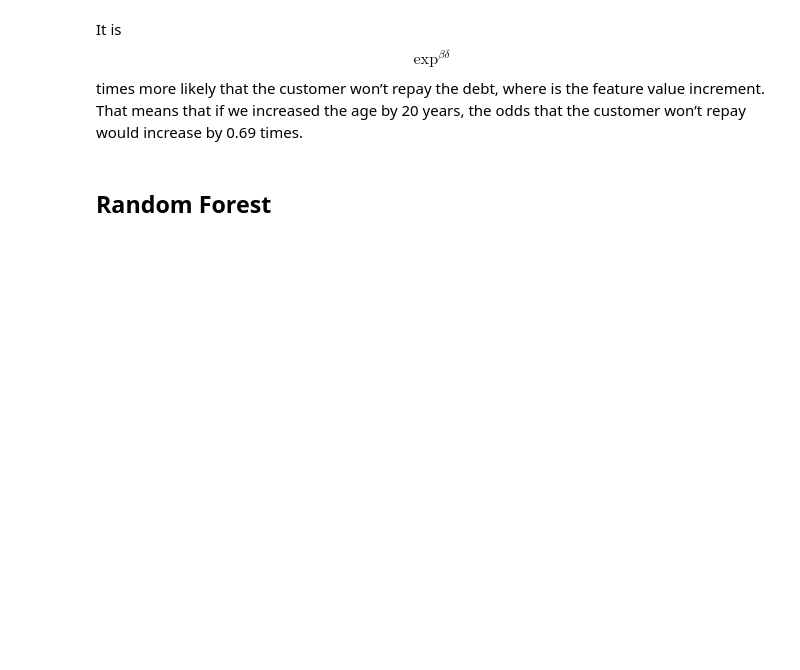
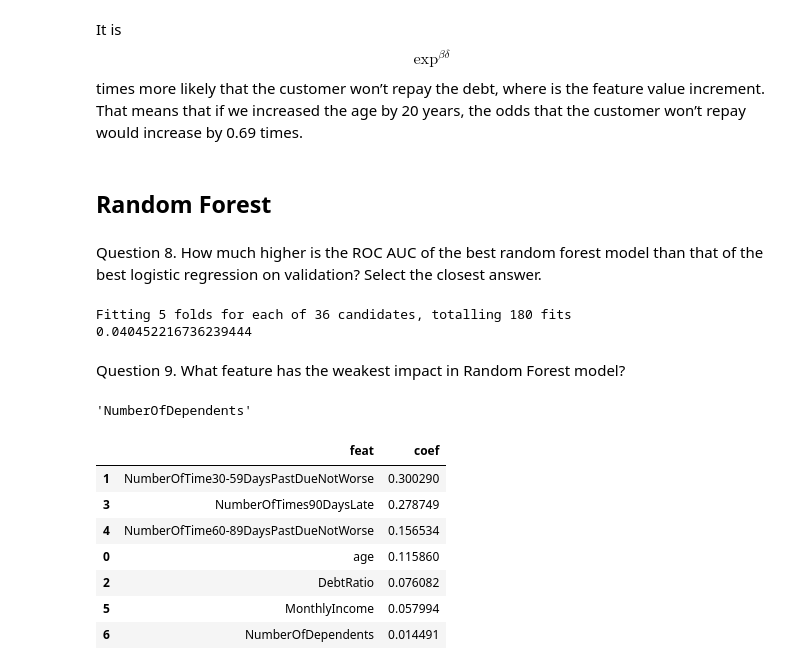
Before and after one commit to rahulrajesh131999/ai-ml-dl-journey, a Jupyter notebook: topic5/demoassignment.ipynb, the cells around one changed output. Saved outputs shown, nothing was run; the diff lists cells and outputs as text; code cells hidden in the pictures; blank space fills up the shorter version.

```diff
--- a/topic5/demoassignment.ipynb
+++ b/topic5/demoassignment.ipynb
@@ -1179,4 +1179,48 @@ from sklearn.ensemble import RandomForestClassifier
 
 rf = RandomForestClassifier(n_estimators=100, n_jobs=-1, random_state=42, class_weight="balanced")
 # %%
-# Search best para
+# Search best params among the following values
+
+parameters = {
+    "max_features" : [1,2,4],
+    "min_samples_leaf" : [3,7,5,9],
+    "max_depth" : [5,10,15]
+}
+# %% [markdown]
+Question 8. How much higher is the ROC AUC of the best random forest model than that of the best logistic regression on validation? Select the closest answer.
+# %%
+rf_grid_search = GridSearchCV(
+    rf, parameters, n_jobs=-1, cv=skf, verbose=True, scoring="roc_auc"
+)
+
+rf_grid_search = rf_grid_search.fit(X,y)
+print(rf_grid_search.best_score_ - grid_search.best_score_)
+# %% [output]
+Fitting 5 folds for each of 36 candidates, totalling 180 fits
+0.040452216736239444
+# %% [markdown]
+Question 9. What feature has the weakest impact in Random Forest model?
+# %%
+independent_column_names[
+    np.argmin(rf_grid_search.best_estimator_.feature_importances_)
+]
+# %% [output]
+'NumberOfDependents'
+# %%
+# Rating feature importance
+
+pd.DataFrame(
+    {
+        "feat": independent_column_names,
+        "coef": rf_grid_search.best_estimator_.feature_importances_,
+    }
+).sort_values(by="coef", ascending=False)
+# %% [output]
+|  | feat | coef |
+| 1 | NumberOfTime30-59DaysPastDueNotWorse | 0.300290 |
+| 3 | NumberOfTimes90DaysLate | 0.278749 |
+| 4 | NumberOfTime60-89DaysPastDueNotWorse | 0.156534 |
+| 0 | age | 0.115860 |
+| 2 | DebtRatio | 0.076082 |
+| 5 | MonthlyIncome | 0.057994 |
+| 6 | NumberOfDependents | 0.014491 |
```
Also changed, not shown: parts of 9 cells of this notebook, 5 other files.
